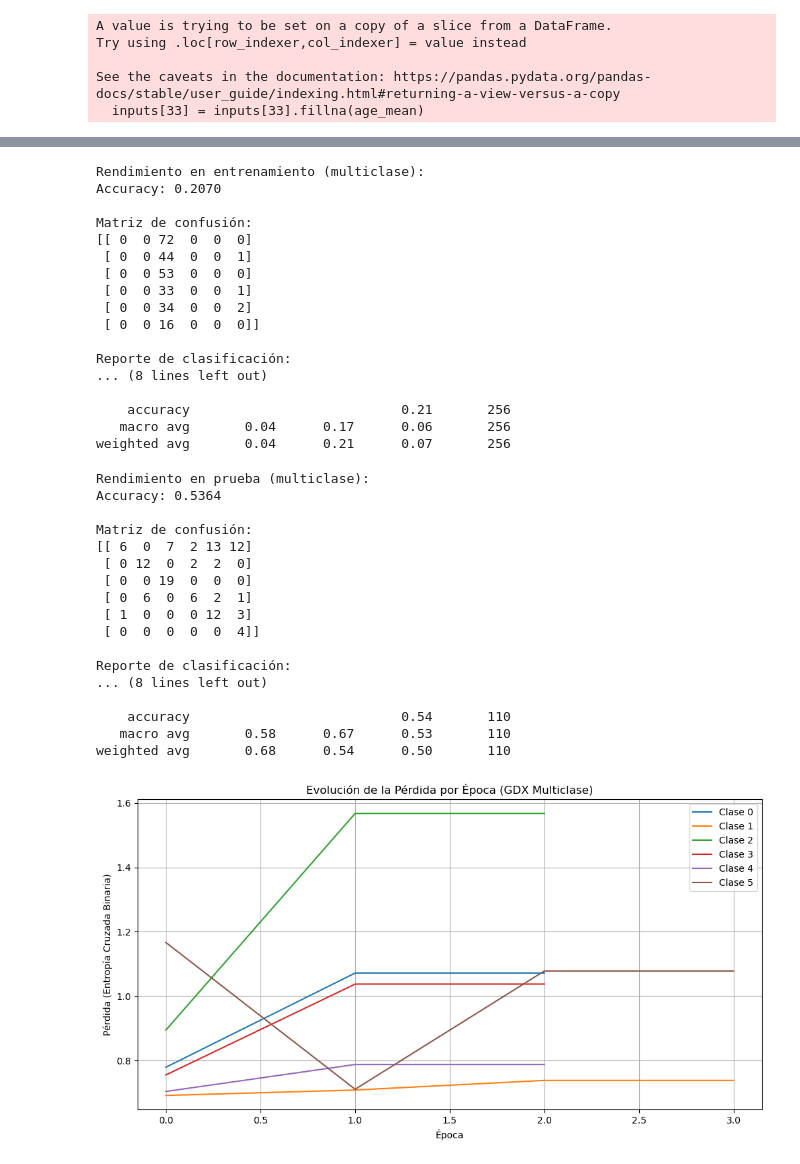
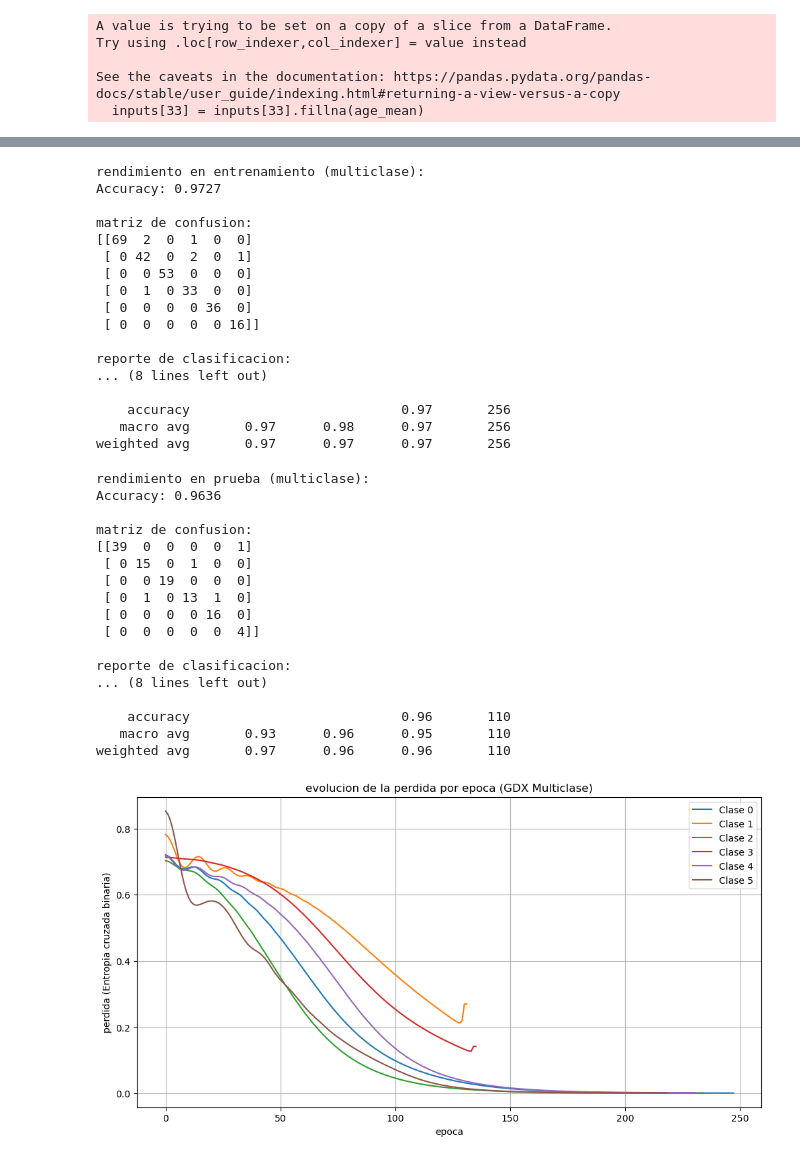
Before and after one commit to Erik-garcia99/materias-ciclo-2025-1, a Jupyter notebook: IA/unidad5/meta5/gdx/clasificador/clasificador-gdx-softmax-multiclass.ipynb, the cells around one changed output, grey strips where cells are left out. Cells and saved outputs as stored; diff of their text form; code cells hidden in the pictures.

```diff
--- a/IA/unidad5/meta5/gdx/clasificador/clasificador-gdx-softmax-multiclass.ipynb
+++ b/IA/unidad5/meta5/gdx/clasificador/clasificador-gdx-softmax-multiclass.ipynb
@@ -267,11 +238,11 @@ A_test = np.c_[np.ones(len(x_test)), x_test]
 # %%
 
 #online
-#  Hiperparámetros GDX (SOLO para fit())
-# lambda_param = 0.01  # Regularización L2
+
+# lambda_param = 0.01
 
 # fit_params = {
-#     'learning_rate': 0.01,
+#     'learning_rate': 1e-3,
 #     'momentum': 0.95,
 #     'lr_dec': 0.5,
 #     'lr_inc': 1.05,
@@ -284,8 +255,8 @@ A_test = np.c_[np.ones(len(x_test)), x_test]
 # }
 
 
-#minilonte
-# lambda_param = 0.01  # Regularización L2
+# #minilonte
+# lambda_param = 0.01
 # fit_params = {
 #     'learning_rate': 0.01,
 #     'momentum': 0.95,
@@ -301,10 +272,10 @@ A_test = np.c_[np.ones(len(x_test)), x_test]
 
 #lote
 
-lambda_param = 0.1 # Regularización L2
+lambda_param = 0.01
 
 fit_params = {
-    'learning_rate': 0.1,
+    'learning_rate': 1e-3,
     'momentum': 0.95,
     'lr_dec': 0.5,
     'lr_inc': 1.05,
@@ -363,77 +332,77 @@ Early stopping at epoch 3
 train_pred = model.predict(A_train)
 test_pred = model.predict(A_test)
 # %%
-print("Rendimiento en entrenamiento (multiclase):")
+print("rendimiento en entrenamiento (multiclase):")
 print(f'Accuracy: {accuracy(y_train, train_pred):.4f}')
-print("\nMatriz de confusión:")
+print("\nmatriz de confusion:")
 print(confusion_matrix(y_train, train_pred))
-print("\nReporte de clasificación:")
+print("\nreporte de clasificacion:")
 print(classification_report(y_train, train_pred))
 # %% [output]
-Rendimiento en entrenamiento (multiclase):
-Accuracy: 0.2070
+rendimiento en entrenamiento (multiclase):
+Accuracy: 0.9727
 
-Matriz de confusión:
-[[ 0  0 72  0  0  0]
- [ 0  0 44  0  0  1]
+matriz de confusion:
+[[69  2  0  1  0  0]
+ [ 0 42  0  2  0  1]
  [ 0  0 53  0  0  0]
- [ 0  0 33  0  0  1]
- [ 0  0 34  0  0  2]
- [ 0  0 16  0  0  0]]
+ [ 0  1  0 33  0  0]
+ [ 0  0  0  0 36  0]
+ [ 0  0  0  0  0 16]]
 
-Reporte de clasificación:
+reporte de clasificacion:
 ... (8 lines left out)
 
-    accuracy                           0.21       256
-   macro avg       0.04      0.17      0.06       256
-weighted avg       0.04      0.21      0.07       256
+    accuracy                           0.97       256
+   macro avg       0.97      0.98      0.97       256
+weighted avg       0.97      0.97      0.97       256
 # %%
-print("\nRendimiento en prueba (multiclase):")
+print("\nrendimiento en prueba (multiclase):")
 print(f'Accuracy: {accuracy(y_test, test_pred):.4f}')
-print("\nMatriz de confusión:")
+print("\nmatriz de confusion:")
 print(confusion_matrix(y_test, test_pred))
-print("\nReporte de clasificación:")
+print("\nreporte de clasificacion:")
 print(classification_report(y_test, test_pred))
 # %% [output]
-Rendimiento en prueba (multiclase):
-Accuracy: 0.5364
+rendimiento en prueba (multiclase):
+Accuracy: 0.9636
 
-Matriz de confusión:
-[[ 6  0  7  2 13 12]
- [ 0 12  0  2  2  0]
+matriz de confusion:
+[[39  0  0  0  0  1]
+ [ 0 15  0  1  0  0]
  [ 0  0 19  0  0  0]
- [ 0  6  0  6  2  1]
- [ 1  0  0  0 12  3]
+ [ 0  1  0 13  1  0]
+ [ 0  0  0  0 16  0]
  [ 0  0  0  0  0  4]]
 
-Reporte de clasificación:
+reporte de clasificacion:
 ... (8 lines left out)
 
-    accuracy                           0.54       110
-   macro avg       0.58      0.67      0.53       110
-weighted avg       0.68      0.54      0.50       110
+    accuracy                           0.96       110
+   macro avg       0.93      0.96      0.95       110
+weighted avg       0.97      0.96      0.96       110
 # %%
 # Gráfica de pérdida
 # Gráfica de pérdida
 # plt.figure(figsize=(12, 6))
 # plt.subplot(1, 2, 1)
 # plt.plot(epoch_loss, 'b-', linewidth=2)
 # plt.title('Evolución de la Pérdida por Época')
 # plt.xlabel('Época')
 # plt.ylabel('Pérdida (Entropía Cruzada)')
 # plt.grid(True)
 
 
 plt.figure(figsize=(12, 6))
 for i, loss_list in enumerate(model.losses):
     plt.plot(loss_list, label=f'Clase {i}')
-plt.title('Evolución de la Pérdida por Época (GDX Multiclase)')
-plt.xlabel('Época')
-plt.ylabel('Pérdida (Entropía Cruzada Binaria)')
+plt.title('evolucion de la perdida por epoca (GDX Multiclase)')
+plt.xlabel('epoca')
+plt.ylabel('perdida (Entropia cruzada binaria)')
 plt.legend()
 plt.grid(True)
 plt.show()
 # %% [output]
-[figure, old version]
+[figure, new version]
 # %%
 #
```
Also changed, not shown: parts of 5 cells of this notebook, 10 other files.
